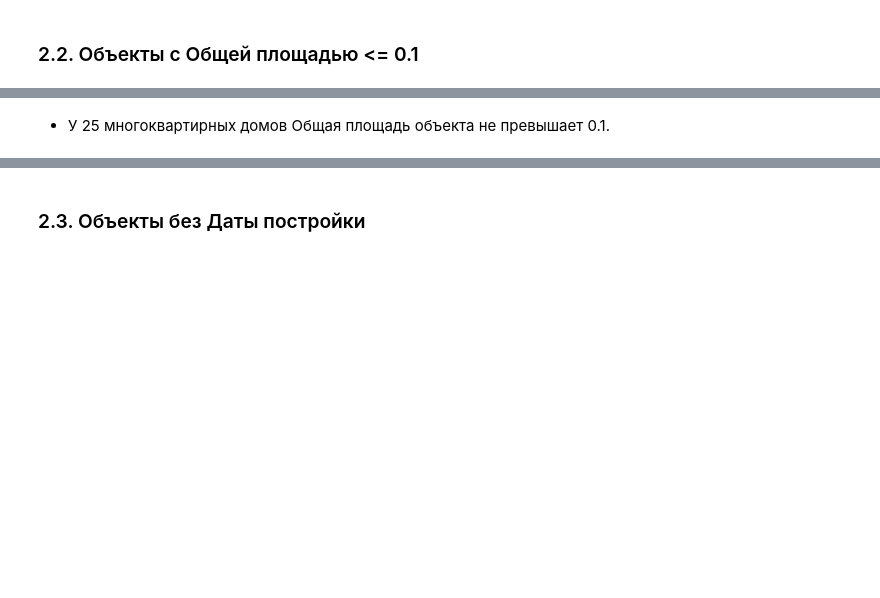
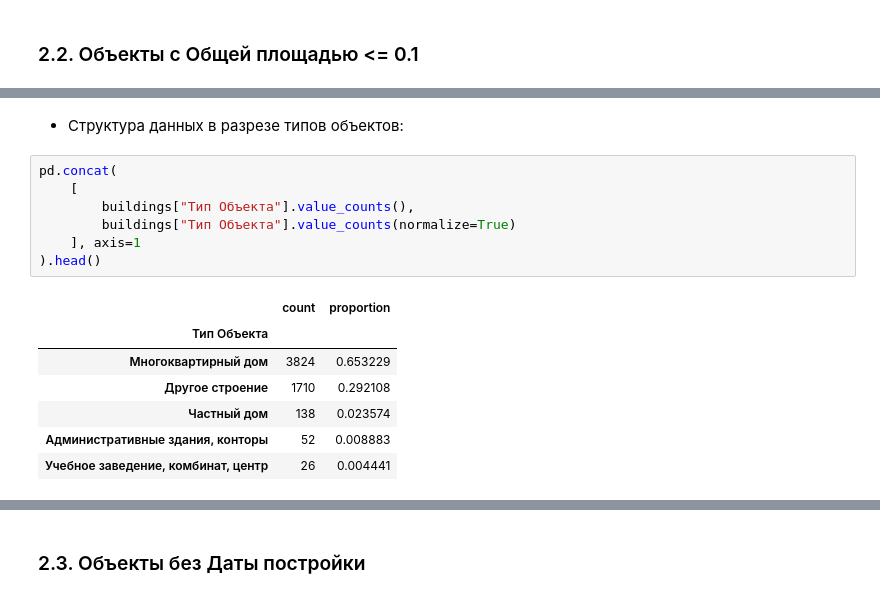
Before and after one commit to YaninaK/anomaly-detection, a Jupyter notebook: notebooks/01_EDA_&_data_preprocessing.ipynb, the cells around one changed output, grey strips where cells are left out. Drawn from its saved outputs; the diff is of its cells as text; blank space fills up the shorter version.

```diff
--- a/notebooks/01_EDA_&_data_preprocessing.ipynb
+++ b/notebooks/01_EDA_&_data_preprocessing.ipynb
@@ -389,2 +376,17 @@ df.head(2)
-# %% [markdown]
-* У 25 многоквартирных домов Общая площадь объекта не превышает 0.1.
+# %% [markdown]
+* Структура данных в разрезе типов объектов:
+# %%
+pd.concat(
+    [
+        buildings["Тип Объекта"].value_counts(),
+        buildings["Тип Объекта"].value_counts(normalize=True)
+    ], axis=1
+).head()
+# %% [output]
+|  | count | proportion |
+| Тип Объекта |  |  |
+| Многоквартирный дом | 3824 | 0.653229 |
+| Другое строение | 1710 | 0.292108 |
+| Частный дом | 138 | 0.023574 |
+| Административные здания, конторы | 52 | 0.008883 |
+| Учебное заведение, комбинат, центр | 26 | 0.004441 |
```
Also changed, not shown: parts of 17 cells of this notebook.
